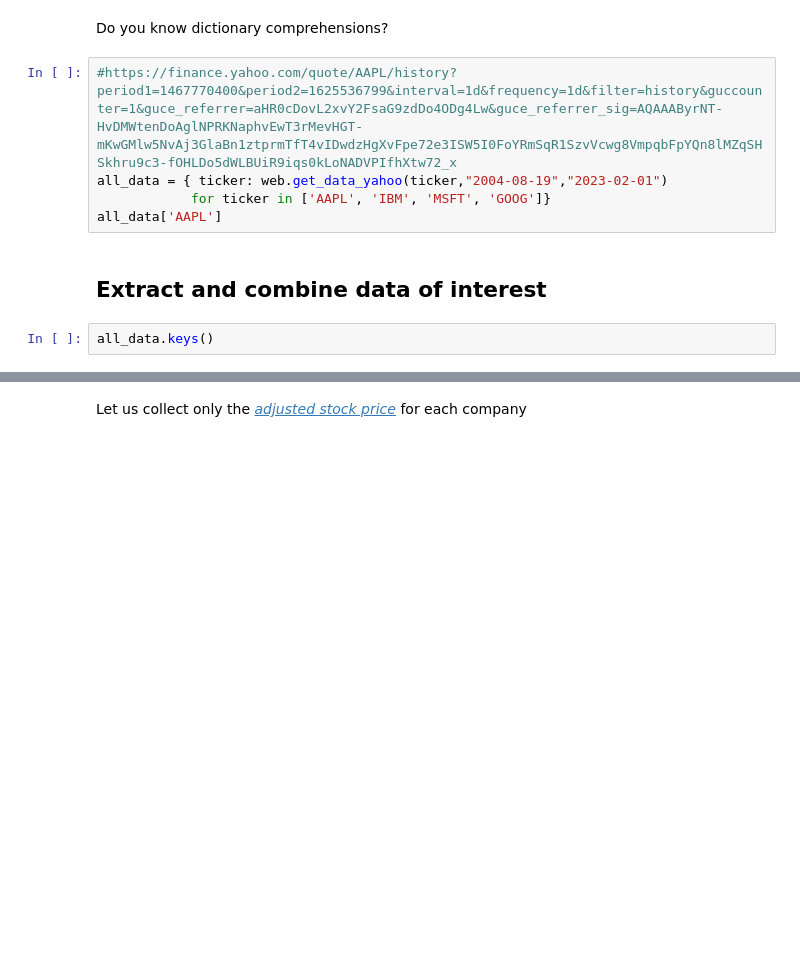
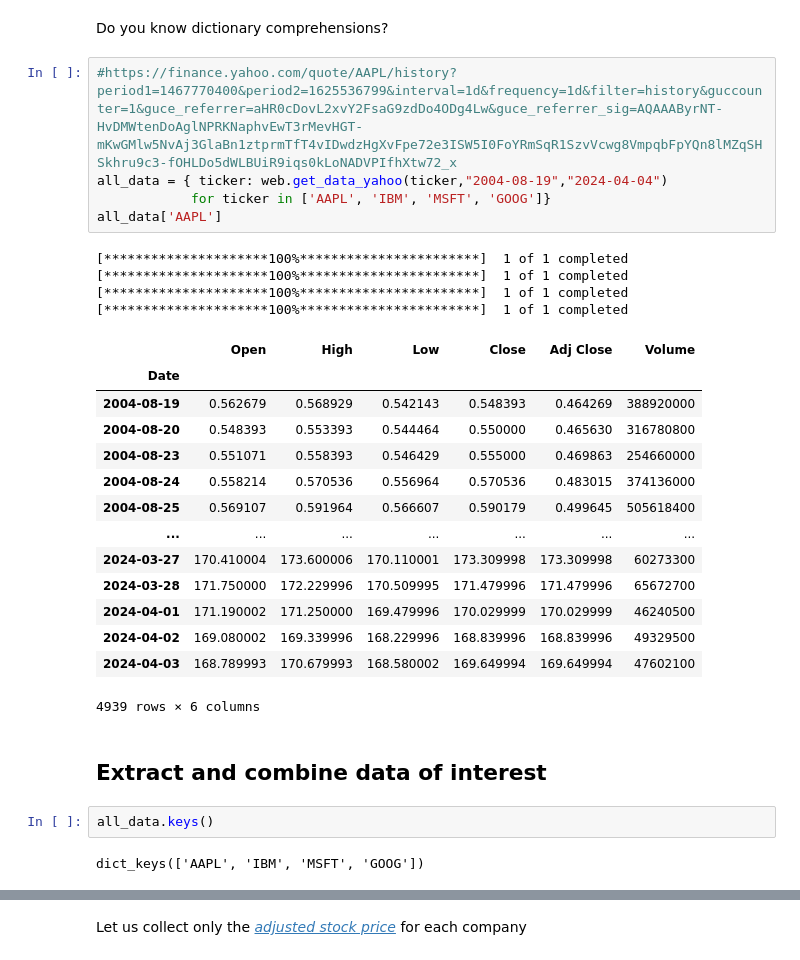
Before and after one commit to EMbeDS-education/IProML-GSSI-20232024, a Jupyter notebook: jupyter/jupyterNotebooks/Part1_NumPy_Pandas.ipynb, the cells around one changed output, grey strips where cells are left out. Drawn from its saved outputs; the diff is of its cells as text; blank space fills up the shorter version.

```diff
--- a/jupyter/jupyterNotebooks/Part1_NumPy_Pandas.ipynb
+++ b/jupyter/jupyterNotebooks/Part1_NumPy_Pandas.ipynb
@@ -2226,12 +2915,33 @@ web.get_data_yahoo('IBM',"2004-08-19","2023-02-01")
 Do you know dictionary comprehensions?
 # %%
 #https://finance.yahoo.com/quote/AAPL/history?period1=1467770400&period2=1625536799&interval=1d&frequency=1d&filter=history&guccounter=1&guce_referrer=aHR0cDovL2xvY2FsaG9zdDo4ODg4Lw&guce_referrer_sig=AQAAAByrNT-HvDMWtenDoAglNPRKNaphvEwT3rMevHGT-mKwGMlw5NvAj3GlaBn1ztprmTfT4vIDwdzHgXvFpe72e3ISW5I0FoYRmSqR1SzvVcwg8VmpqbFpYQn8lMZqSHSkhru9c3-fOHLDo5dWLBUiR9iqs0kLoNADVPIfhXtw72_x
-all_data = { ticker: web.get_data_yahoo(ticker,"2004-08-19","2023-02-01")
+all_data = { ticker: web.get_data_yahoo(ticker,"2004-08-19","2024-04-04")
             for ticker in ['AAPL', 'IBM', 'MSFT', 'GOOG']}
 all_data['AAPL']
+# %% [output]
+[*********************100%***********************]  1 of 1 completed
+[*********************100%***********************]  1 of 1 completed
+[*********************100%***********************]  1 of 1 completed
+[*********************100%***********************]  1 of 1 completed
+|  | Open | High | Low | Close | Adj Close | Volume |
+| Date |  |  |  |  |  |  |
+| 2004-08-19 | 0.562679 | 0.568929 | 0.542143 | 0.548393 | 0.464269 | 388920000 |
+| 2004-08-20 | 0.548393 | 0.553393 | 0.544464 | 0.550000 | 0.465630 | 316780800 |
+| 2004-08-23 | 0.551071 | 0.558393 | 0.546429 | 0.555000 | 0.469863 | 254660000 |
+| 2004-08-24 | 0.558214 | 0.570536 | 0.556964 | 0.570536 | 0.483015 | 374136000 |
+| 2004-08-25 | 0.569107 | 0.591964 | 0.566607 | 0.590179 | 0.499645 | 505618400 |
+| ... | ... | ... | ... | ... | ... | ... |
+| 2024-03-27 | 170.410004 | 173.600006 | 170.110001 | 173.309998 | 173.309998 | 60273300 |
+| 2024-03-28 | 171.750000 | 172.229996 | 170.509995 | 171.479996 | 171.479996 | 65672700 |
+| 2024-04-01 | 171.190002 | 171.250000 | 169.479996 | 170.029999 | 170.029999 | 46240500 |
+| 2024-04-02 | 169.080002 | 169.339996 | 168.229996 | 168.839996 | 168.839996 | 49329500 |
+| 2024-04-03 | 168.789993 | 170.679993 | 168.580002 | 169.649994 | 169.649994 | 47602100 |
+4939 rows × 6 columns
 # %% [markdown]
 ## Extract and combine data of interest
 # %%
 all_data.keys()
+# %% [output]
+dict_keys(['AAPL', 'IBM', 'MSFT', 'GOOG'])
 # %%
 all_data['AAPL']
```
Also changed, not shown: parts of 139 cells of this notebook.
